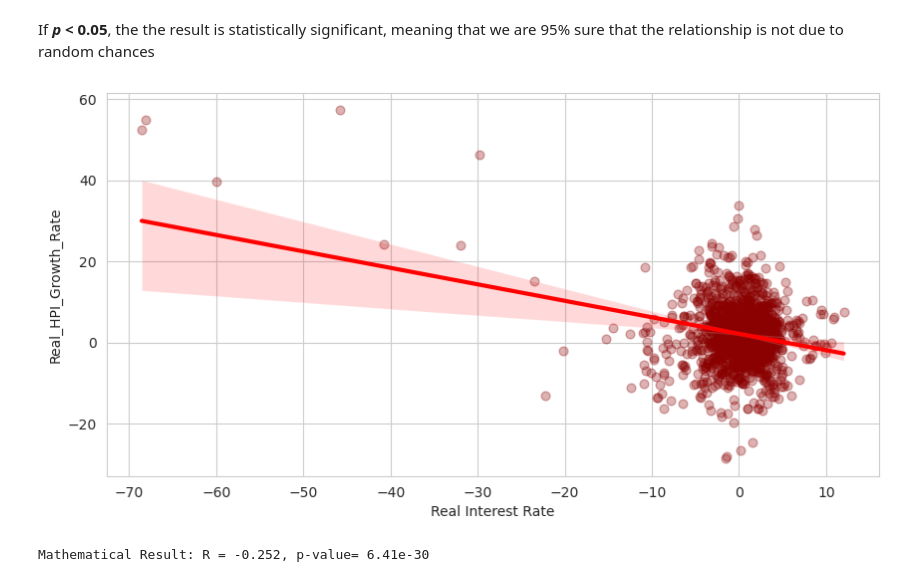
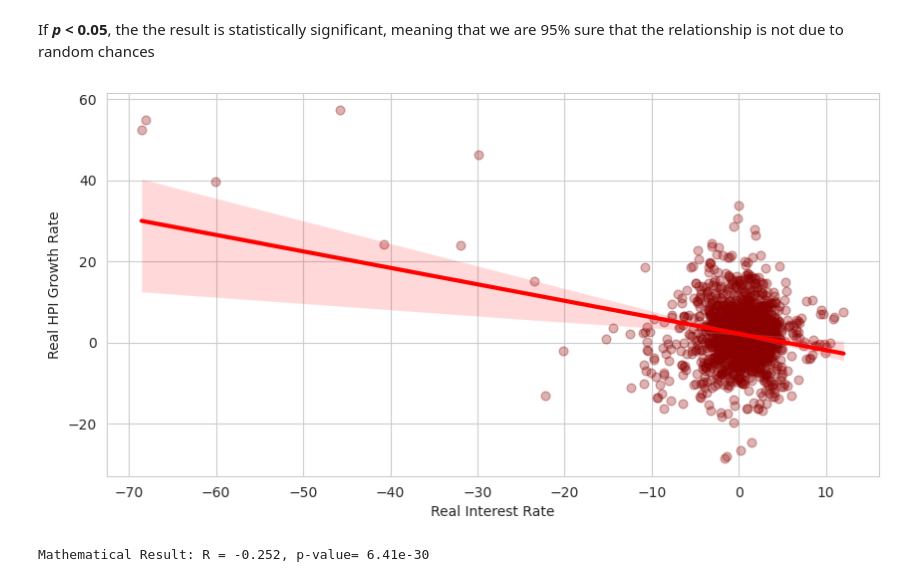
Before and after one commit to SiyanaVel19/Final_project_SU_2026, a Jupyter notebook: Project_housing_2.ipynb, the cells around one changed output. Saved outputs shown, nothing was run; the diff lists cells and outputs as text; code cells hidden in the pictures.

```diff
--- a/Project_housing_2.ipynb
+++ b/Project_housing_2.ipynb
@@ -892,7 +898,7 @@ master_table
 # %% [markdown]
 Right now, we have data about the 'level' of the Real Price Index, but we need to know how much it grows quarter to quarter to compare it to the real interest and inflation rate
 # %%
-master_table['Real_HPI_Growth_Rate'] = master_table.groupby('Country')['Real Price Index'].pct_change(periods=4) * 100
+master_table['Real HPI Growth Rate'] = master_table.groupby('Country')['Real Price Index'].pct_change(periods=4) * 100
 # %%
 final_table = master_table[[
     'Country',
@@ -900,7 +906,7 @@ final_table = master_table[[
     'Real Price Index',   # The Index level (anchored to 2010)
     'Real Interest Rate',  # The true cost of borrowing
     '% Change of Inflation',   # Year to Year Inflation ( compares inflation change from Q1 200X - Q1 200X+1 )
-    'Real_HPI_Growth_Rate',     # The yearly speed of house price growth
+    'Real HPI Growth Rate',     # The yearly speed of house price growth
 ]].copy()
 # %%
 final_table
@@ -940,5 +946,5 @@ developed_list = [
 # ASEAN-5
 'Singapore']
 # %%
-master_table['Class'] = np.where(master_table['Country'].isin(developed_list), 'Developed', 'Developing')
+final_table['Class'] = np.where(final_table['Country'].isin(developed_list), 'Developed', 'Developing')
 # %%
@@ -1015,6 +1021,6 @@ $$P\text{-value} = P(T > |t_{obs}|) = \int_{|t_{obs}|}^{\infty} f(t) dt$$
 If ***p* < 0.05**, the the result is statistically significant, meaning that we are 95% sure that the relationship is not due to random chances
 # %%
 # 0. Because of year to year comparison - 2010 is Nan, as we don't have info for 2009,so we drop the Nan values
-df_clean = master_table.dropna(subset=['Real Interest Rate', 'Real_HPI_Growth_Rate'])
+mt_clean = final_table.dropna(subset=['Real Interest Rate', 'Real HPI Growth Rate'])
 # %%
 # 1. Correlation and *p* - value
@@ -1022,16 +1028,16 @@ r_value, p_value = stats.pearsonr(df_clean['Real Interest Rate'], df_clean['Real
 # %%
 #2. Plotting
 plt.figure(figsize=(10, 5))
 sns.set_style("whitegrid")
 plot = sns.regplot(
-    data=master_table, # from where
+    data=mt_clean, # from where
     x='Real Interest Rate', # x-axis
-    y='Real_HPI_Growth_Rate', # y-axis
+    y='Real HPI Growth Rate', # y-axis
     scatter_kws={'alpha':0.3, 'color': '#8B0000', 's': 40}, # Dark Red  dots (love red)
     line_kws={'color': '#FF0000', 'lw': 3, 'label': f'Linear Regression (R = {r_value:.3f})'} # Bright Red line
 )
 # %% [output]
-[figure, old version]
+[figure, new version]
 # %%
 print(f"Mathematical Result: R = {r_value:.3f}, p-value= {p_value:.2e}")
 plt.show()
```
Also changed, not shown: parts of 38 cells of this notebook.
